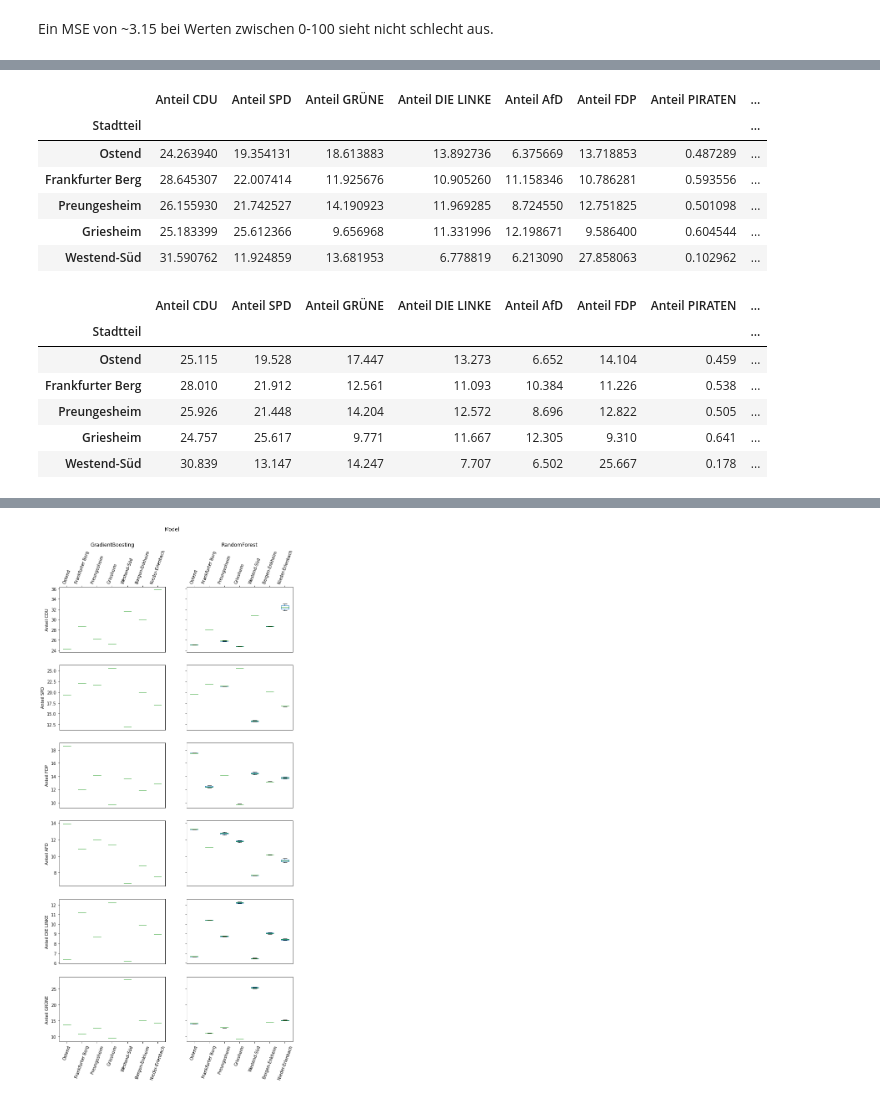
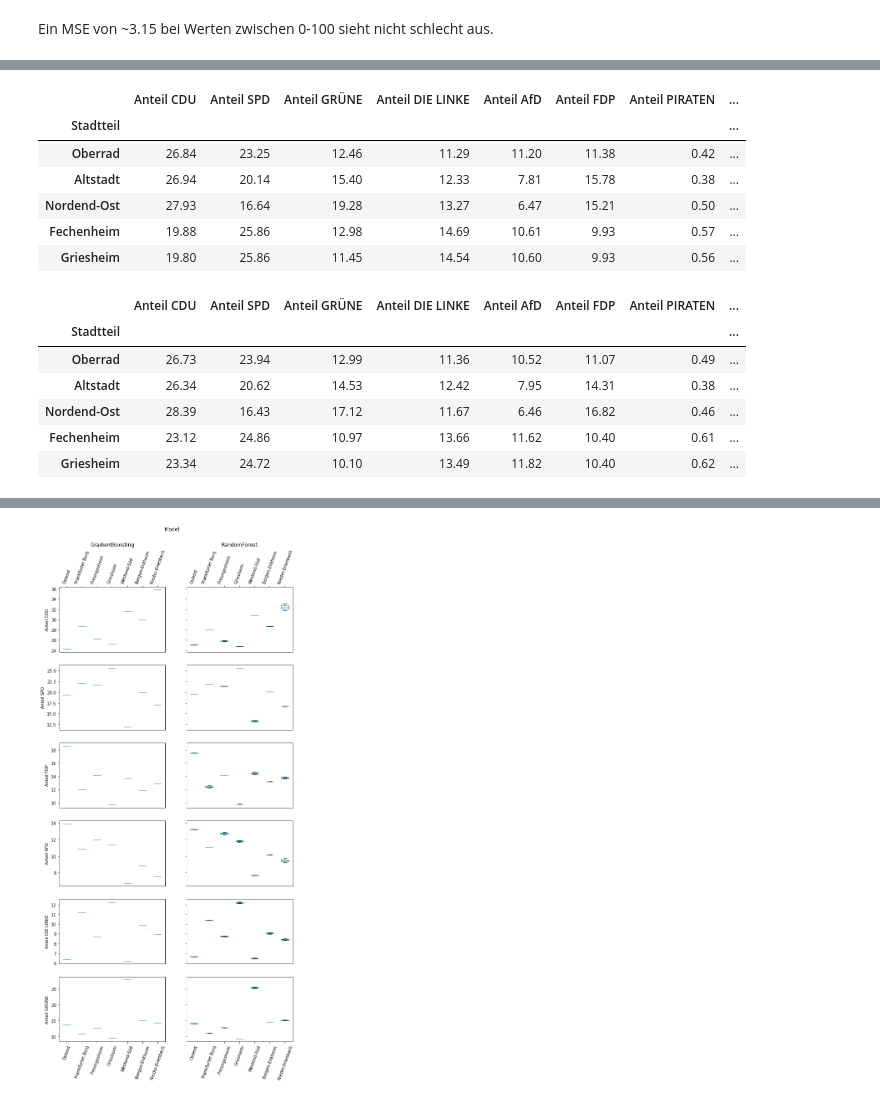
Before and after one commit to 5yntek/DataScienceProject, a Jupyter notebook: project_patrick.ipynb, the cells around one changed output, grey strips where cells are left out. Cells and saved outputs as stored; diff of their text form; code cells hidden in the pictures.

```diff
--- a/project_patrick.ipynb
+++ b/project_patrick.ipynb
@@ -98,15 +96,25 @@ Die Wahl der Regressoren fiel hier auf [GradientBoostingRegressor](https://sciki
 
 Im Folgenden ist das Training eines GradientBoostingRegressor auf unserem Datensatz
 # %%
-
 from sklearn.ensemble import GradientBoostingRegressor, RandomForestRegressor
 from sklearn.multioutput import MultiOutputRegressor
+from sklearn.metrics import mean_squared_error as mse
+from sklearn.metrics import r2_score as r2
+from sklearn.metrics import explained_variance_score as evs
+
+def createResultDataframe(testY, predictY):
+    '''Returns a DataFrame with the same labels and dimensions as ytest'''
+    return pd.DataFrame(index=testY.index,columns=list(testY),data=predictY)
+
+modelBoostSimple = MultiOutputRegressor(estimator=GradientBoostingRegressor(random_state=1337))
+predictYBoost = createResultDataframe(ytest, modelBoostSimple.fit(xtrain, ytrain).predict(xtest))
+
+modelForestSimple = MultiOutputRegressor(estimator=RandomForestRegressor(random_state=1337))
+predictYForest = createResultDataframe(ytest, modelForestSimple.fit(xtrain, ytrain).predict(xtest))
 
 
-def createResultDataframe(numpyarray):
-    '''Returns a DataFrame with the same labels and dimensions as ytest'''
-    return pd.DataFrame(index=y_test.index,columns=list(ytest),data=numpyarray)
-
-model = MultiOutputRegressor(estimator=GradientBoostingRegressor(random_state=1337))
-createResultDataframe(model.fit(xtrain, ytrain).predict(xtest))
+resultData = [[mse(ytest,output),r2(ytest,output), evs(ytest,output)] for output in [predictYBoost, predictYForest]]
+resultDataFrame = pd.DataFrame(index=["GradientBoosting","RandomForest"],columns=["MeanSquared","r2","explainedVariance"],data=resultData)
+print("Auswertung der ersten Modelle:")
+display(resultDataFrame)
 # %% [output]
@@ -194,21 +244,21 @@ ImportError: matplotlib is required for plotting when the default backend "matpl
 # %%
-df_ypredGradientBoosting = pd.DataFrame(ypredGradientBoostingList[0],index=ytest.index,columns=list(ytest))
-df_ypredRandomForestRegressor = pd.DataFrame(ypredRandomForestList[0],index=ytest.index,columns=list(ytest))
+df_ypredGradientBoosting = pd.DataFrame(modelBoostSimple.predict(xtest) ,index=ytest.index,columns=list(ytest))
+df_ypredRandomForestRegressor = pd.DataFrame(modelForestSimple.predict(xtest),index=ytest.index,columns=list(ytest))
 display(df_ypredGradientBoosting.head())
 display(df_ypredRandomForestRegressor.head())
 # %% [output]
 |  | Anteil CDU | Anteil SPD | Anteil GRÜNE | Anteil DIE LINKE | Anteil AfD | Anteil FDP | Anteil PIRATEN | ... |
 | Stadtteil |  |  |  |  |  |  |  | ... |
-| Ostend | 24.263940 | 19.354131 | 18.613883 | 13.892736 | 6.375669 | 13.718853 | 0.487289 | ... |
-| Frankfurter Berg | 28.645307 | 22.007414 | 11.925676 | 10.905260 | 11.158346 | 10.786281 | 0.593556 | ... |
-| Preungesheim | 26.155930 | 21.742527 | 14.190923 | 11.969285 | 8.724550 | 12.751825 | 0.501098 | ... |
-| Griesheim | 25.183399 | 25.612366 | 9.656968 | 11.331996 | 12.198671 | 9.586400 | 0.604544 | ... |
-| Westend-Süd | 31.590762 | 11.924859 | 13.681953 | 6.778819 | 6.213090 | 27.858063 | 0.102962 | ... |
+| Oberrad | 26.84 | 23.25 | 12.46 | 11.29 | 11.20 | 11.38 | 0.42 | ... |
+| Altstadt | 26.94 | 20.14 | 15.40 | 12.33 | 7.81 | 15.78 | 0.38 | ... |
+| Nordend-Ost | 27.93 | 16.64 | 19.28 | 13.27 | 6.47 | 15.21 | 0.50 | ... |
+| Fechenheim | 19.88 | 25.86 | 12.98 | 14.69 | 10.61 | 9.93 | 0.57 | ... |
+| Griesheim | 19.80 | 25.86 | 11.45 | 14.54 | 10.60 | 9.93 | 0.56 | ... |
 |  | Anteil CDU | Anteil SPD | Anteil GRÜNE | Anteil DIE LINKE | Anteil AfD | Anteil FDP | Anteil PIRATEN | ... |
 | Stadtteil |  |  |  |  |  |  |  | ... |
-| Ostend | 25.115 | 19.528 | 17.447 | 13.273 | 6.652 | 14.104 | 0.459 | ... |
-| Frankfurter Berg | 28.010 | 21.912 | 12.561 | 11.093 | 10.384 | 11.226 | 0.538 | ... |
-| Preungesheim | 25.926 | 21.448 | 14.204 | 12.572 | 8.696 | 12.822 | 0.505 | ... |
-| Griesheim | 24.757 | 25.617 | 9.771 | 11.667 | 12.305 | 9.310 | 0.641 | ... |
-| Westend-Süd | 30.839 | 13.147 | 14.247 | 7.707 | 6.502 | 25.667 | 0.178 | ... |
+| Oberrad | 26.73 | 23.94 | 12.99 | 11.36 | 10.52 | 11.07 | 0.49 | ... |
+| Altstadt | 26.34 | 20.62 | 14.53 | 12.42 | 7.95 | 14.31 | 0.38 | ... |
+| Nordend-Ost | 28.39 | 16.43 | 17.12 | 11.67 | 6.46 | 16.82 | 0.46 | ... |
+| Fechenheim | 23.12 | 24.86 | 10.97 | 13.66 | 11.62 | 10.40 | 0.61 | ... |
+| Griesheim | 23.34 | 24.72 | 10.10 | 13.49 | 11.82 | 10.40 | 0.62 | ... |
 # %%
```
Also changed, not shown: parts of 12 cells of this notebook, 12 other files.
